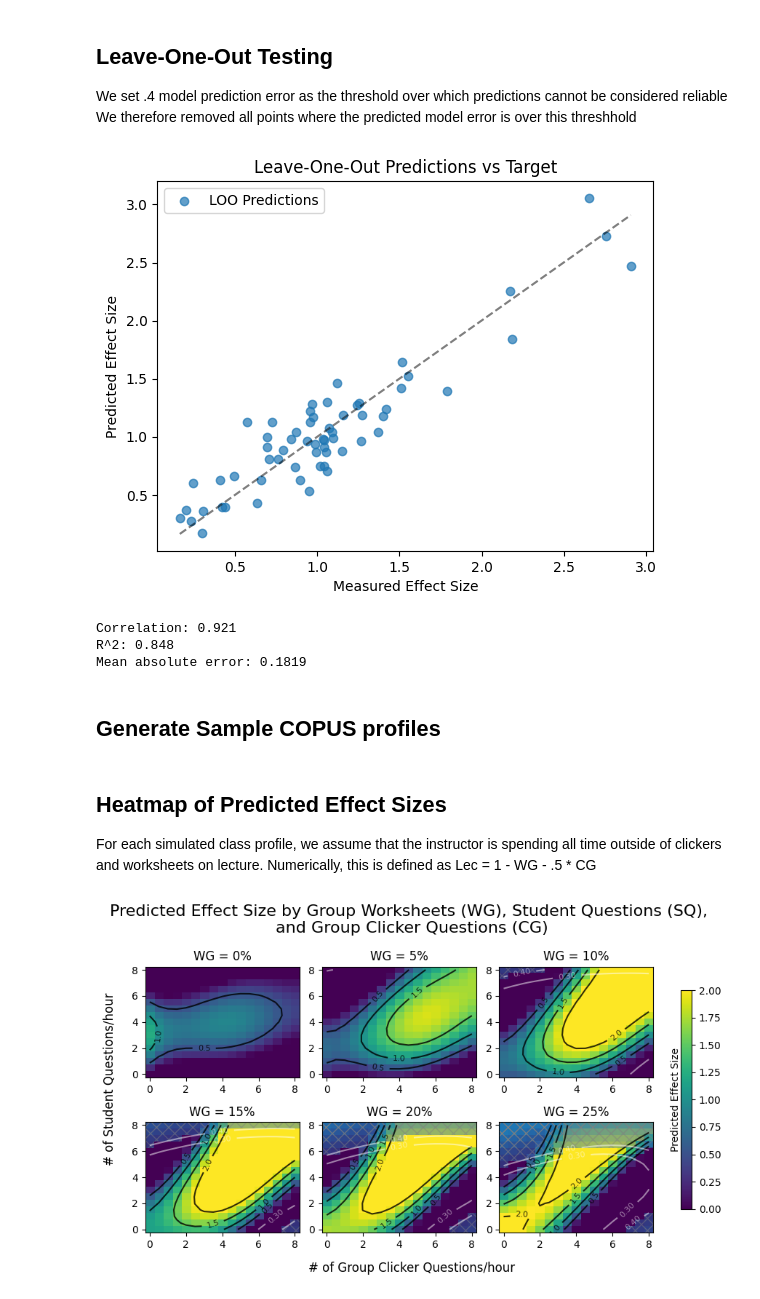
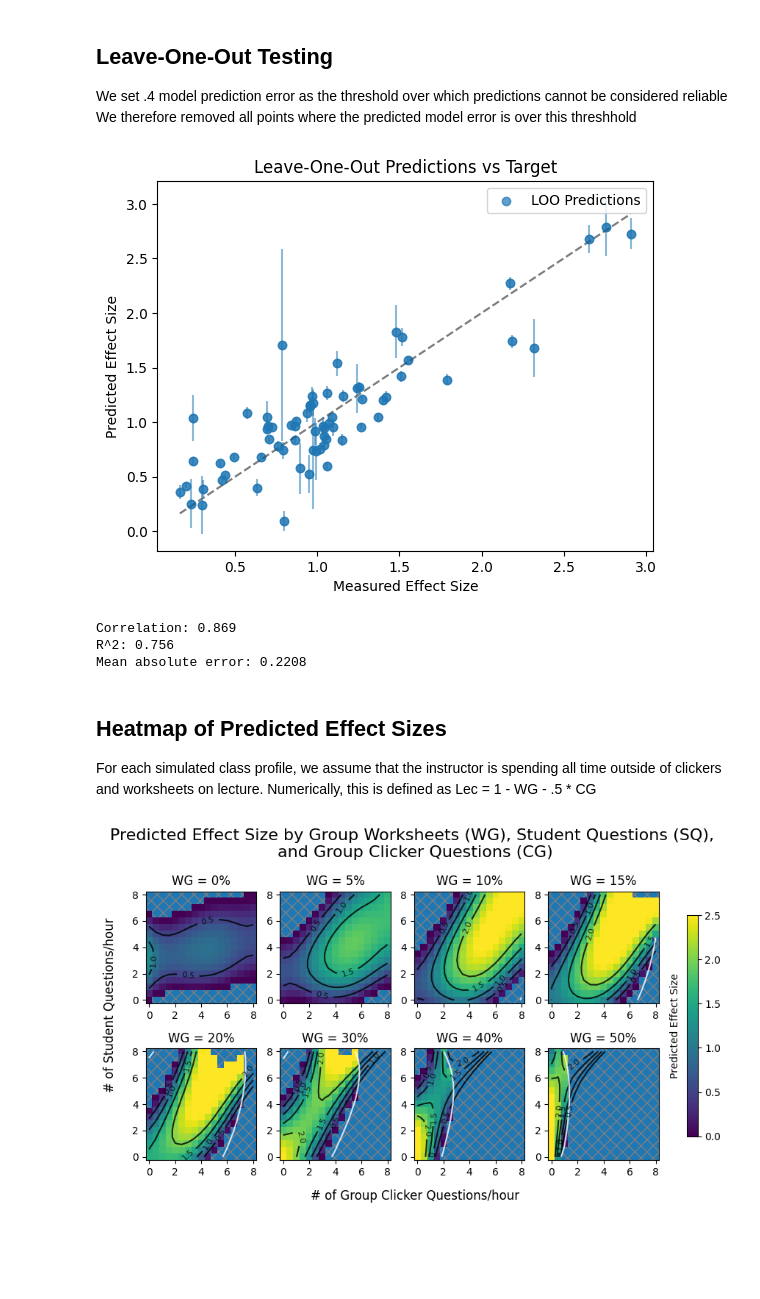
Before and after one commit to oross314/Modeling-Active-Learning-Classrooms, a Jupyter notebook: regression_model.ipynb, the cells around one changed output. Saved outputs shown, nothing was run; the diff lists cells and outputs as text; code cells hidden in the pictures; blank space fills up the shorter version.

Commit message:
Better errors on heatmaps

```diff
--- a/regression_model.ipynb
+++ b/regression_model.ipynb
@@ -42,7 +42,7 @@ for i in range(10):
 true_base_AIC = AIC / 10
 # %%
 #its sets the number of different orders of variables to try
-its = 10000
+its = 30000
 
 #empty arrays to store which features are retained and associated AICS
 AICs = np.zeros(its)
@@ -205,8 +216,6 @@ for k in range(len(good_fits)):
         # Store weights for this LOO fit
         LOO_weights[k, i, keepers[good_fits][k]] = params
 
-#confine predictions to reasonable range
-#LOO_predictions = np.clip(LOO_predictions, 0, 3)
 
 
 LOO_predictions_mean = np.mean(LOO_predictions, axis=0)
@@ -214,17 +223,15 @@ LOO_predictions_std = np.std(LOO_predictions, axis=0)
 
 x, y = all_target, LOO_predictions_mean
 
-#remove classes with high prediction error
-##############################
-x, y = x[LOO_predictions_std < .4], y[LOO_predictions_std < .4]
-
 plt.plot([np.min(x), np.max(x)], [np.min(x), np.max(x)], 'k--', alpha=.5)
 
 
 m, b = np.polyfit(x, y, 1)
 xi = np.linspace(np.min(x), np.max(x), 100)
 
-plt.scatter(x, y, label='LOO Predictions', alpha=0.7)
+plt.scatter(x, y, label='LOO Predictions', alpha=0.7,)
+
+plt.errorbar(x, y, yerr=LOO_predictions_std, fmt='o', alpha=0.5)
 
 plt.xlabel(f'Measured Effect Size')
 plt.ylabel(f'Predicted Effect Size')
@@ -236,9 +243,7 @@ print(f'Correlation: {np.corrcoef(x, y)[0, 1]:.3f}')
 print(f'R^2: {np.corrcoef(x, y)[0, 1]**2:.3f}')
 print(f'Mean absolute error: {np.mean(np.abs(y-x)):.4f}')
 # %% [output]
-[figure, old version]
+[figure, new version]
-Correlation: 0.921
-R^2: 0.848
-Mean absolute error: 0.1819
+Correlation: 0.869
+R^2: 0.756
+Mean absolute error: 0.2208
-# %% [markdown]
-## Generate Sample COPUS profiles
@@ -282,9 +285,10 @@ CGs = np.arange(0, .5, CG_interval)
 SQs = np.arange(0, .3 , SQ_interval)
 CG_len, SQ_len = len(CGs), len(SQs)
 CG_gap, SQ_gap = (CGs[1] - CGs[0])/2, (SQs[1] - SQs[0])/2
-WGs = np.round(np.linspace(0, .25, 6), 2)
+WGs = np.round(np.linspace(0, .4, 9), 2)
+WGs = [0, .05, .1, .15, .2, .3, .4, .5, ]
 
-num_cols = 3
+num_cols = 4
 fig, ax = plt.subplots( int(len(WGs)/num_cols), num_cols,  figsize=( 8, int(2.5/num_cols*len(WGs)),))
 
 for i in range(len(WGs)):
@@ -298,53 +302,55 @@ for i in range(len(WGs)):
             test_point = np.array([lec, CGs[l], WGs[i], SQs[m]])
             test_point = add_cross_terms(test_point.reshape(1, -1))
 
-            test_grid_predictions = test_point @ mean_bootstrap_weights
-            #print(test_grid_predictions, l, m, image[l,m])
-            image[l, m] = test_grid_predictions[0]
-            stds[l, m] = np.std(np.mean(bootstrap_weights, axis = 0) @ test_point.T)
+            test_grid_predictions = np.mean(bootstrap_weights, axis = 0) @ test_point.T
+            image[l, m] = np.mean(test_grid_predictions)
+            stds[l, m] = np.std(test_grid_predictions)
 
     CG_max = np.minimum(np.max(CGs), np.maximum(0, (1 - WGs[i]) ))
     SQ_max = np.minimum(np.max(SQs), np.maximum(0, (1 - WGs[i]) ))
     image = image.T
+    stds = stds.T
 
 
     c = ax[ax_x, ax_y].imshow(image, origin='lower', aspect='auto',
-                        extent=( 0 , CG_max + CG_interval   , 0 ,  SQ_max + SQ_interval  ,), cmap='viridis', vmin = 0, vmax=2)
+                        extent=( 0 , CG_max + CG_interval   , 0 ,  SQ_max + SQ_interval  ,), cmap='viridis', vmin = 0, vmax=2.5)
 
 
-    ac = ax[ax_x, ax_y].contour( CGs + CG_gap, SQs + SQ_gap,  image, levels=np.array([ .5, 1, 1.5, 2]), colors='k', alpha=0.8,)
+    ac = ax[ax_x, ax_y].contour( CGs + CG_gap, SQs + SQ_gap,  image, levels=np.array([ .5, 1, 1.5, 2, ]), colors='k', alpha=0.8,)
             #labels = [f'{level:.1f}' for level in [.2,  .4, .6, .8, .9]])
     ax[ax_x, ax_y].clabel(ac, inline=True, fontsize=8, fmt='%.1f', colors='k')
 
 
-# Shade regions where bootstrap error >.2
-    rows, cols = np.where(stds.T > 0.4)
+    #shade regions where model error is high or predicted values are outside the range of the training data
+    err_threshhold = .4
+    rows, cols = np.where((stds.T > err_threshhold) + (image.T < (np.min(target) - err_threshhold)) + (
+        image.T > np.max(target) + err_threshhold))
     for row, col in zip(rows, cols):
         y = SQs[col]
         x = CGs[row]
         dy = SQ_interval
         dx = CG_interval
-        rect = Rectangle((x, y), dx, dy, fill=True, hatch='xx', edgecolor='gray', linewidth=0, alpha = np.minimum(4, 4*stds[col, row])/4)
+        rect = Rectangle((x, y), dx, dy, fill=True, hatch='xx', edgecolor='gray', linewidth=0, )#alpha = np.minimum(3, 3*stds[col, row])/3)
         ax[ax_x, ax_y].add_patch(rect)
 
-    ac = ax[ax_x, ax_y].contour( CGs + CG_gap, SQs + SQ_gap,  stds, levels=np.array([  .3,   .4,  ]), colors='white', alpha=0.5, )
-    ax[ax_x, ax_y].clabel(ac, inline=True, fontsize=8, fmt='%.2f', colors='white')
+    ac = ax[ax_x, ax_y].contour( CGs + CG_gap, SQs + SQ_gap,  stds, levels=np.array([.4, ]), colors='white', alpha=0.8, )
+    #ax[ax_x, ax_y].clabel(ac, inline=True, fontsize=8, fmt='%.2f', colors='white')
 
     ax[ax_x, ax_y].set_title(f'WG = {int(100*WGs[i])}%')
     ax[ax_x, ax_y].set_yticks(.11/3 *np.array([0, 2, 4, 6, 8])  +SQ_gap, np.array(['0', '2', '4', '6', '8' ]))
     ax[ax_x, ax_y].set_xticks(np.array([0, .12, .24, .36, .48]) + CG_gap , np.array(['0', '2', '4', '6', '8' ]))
 
 fig.text(0.5, -0.03, '# of Group Clicker Questions/hour', ha='center', fontsize=12)
 fig.text(-0.03, 0.5, '# of Student Questions/hour', va='center', rotation='vertical', fontsize=12)
 fig.suptitle(f'Predicted Effect Size by Group Worksheets (WG), Student Questions (SQ), \nand Group Clicker Questions (CG)', fontsize=16)
 
 plt.tight_layout()
 #colorbar
 cbar = fig.colorbar(c, ax=ax.ravel().tolist(), orientation='vertical', fraction=0.02, pad= .05)
 cbar.set_label(f'Predicted Effect Size',  rotation=90, labelpad=-50)
 cbar.ax.xaxis.set_label_position('top')
 # %% [output]
-[figure, old version]
+[figure, new version]
 # %%
 fig, ax = plt.subplots(figsize=(6, 5))
 
```
Also changed, not shown: parts of 8 cells of this notebook, 2 other files.
